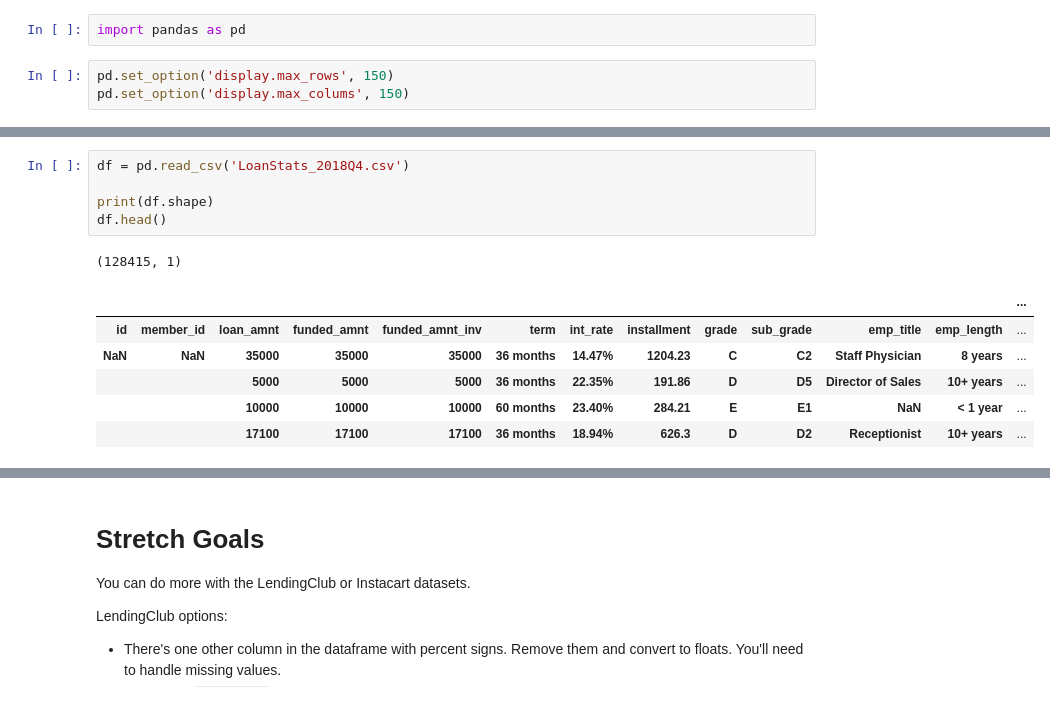
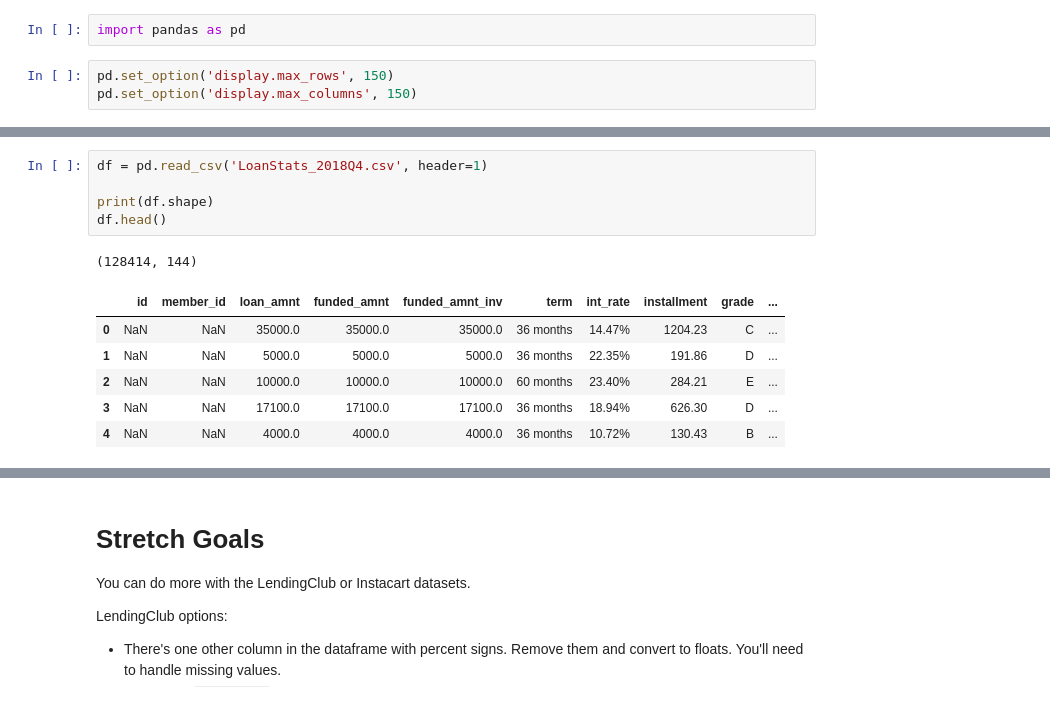
Before and after one commit to Jace-Hambrick/DS-Unit-1-Sprint-1-Data-Wrangling-and-Storytelling, a Jupyter notebook: module2-make-features/JaceH_LS_DS15_112_Make_Features_Assignment.ipynb, the cells around one changed output, grey strips where cells are left out. Drawn from its saved outputs; the diff is of its cells as text.

```diff
--- a/module2-make-features/JaceH_LS_DS15_112_Make_Features_Assignment.ipynb
+++ b/module2-make-features/JaceH_LS_DS15_112_Make_Features_Assignment.ipynb
@@ -35,4 +32,4 @@ Archive:  LoanStats_2018Q4.csv.zip
 import pandas as pd
 # %%
 pd.set_option('display.max_rows', 150)
-pd.set_option('display.max_colums', 150)
+pd.set_option('display.max_columns', 150)
@@ -39,13 +66,13 @@ pd.set_option('display.max_colums', 150)
 # %%
-df = pd.read_csv('LoanStats_2018Q4.csv')
+df = pd.read_csv('LoanStats_2018Q4.csv', header=1)
 
 print(df.shape)
 df.head()
 # %% [output]
-(128415, 1)
+(128414, 144)
-|  |  |  |  |  |  |  |  |  |  |  |  | ... |
-| id | member_id | loan_amnt | funded_amnt | funded_amnt_inv | term | int_rate | installment | grade | sub_grade | emp_title | emp_length | ... |
-| NaN | NaN | 35000 | 35000 | 35000 | 36 months | 14.47% | 1204.23 | C | C2 | Staff Physician | 8 years | ... |
-|  |  | 5000 | 5000 | 5000 | 36 months | 22.35% | 191.86 | D | D5 | Director of Sales | 10+ years | ... |
-|  |  | 10000 | 10000 | 10000 | 60 months | 23.40% | 284.21 | E | E1 | NaN | < 1 year | ... |
-|  |  | 17100 | 17100 | 17100 | 36 months | 18.94% | 626.3 | D | D2 | Receptionist | 10+ years | ... |
+|  | id | member_id | loan_amnt | funded_amnt | funded_amnt_inv | term | int_rate | installment | grade | ... |
+| 0 | NaN | NaN | 35000.0 | 35000.0 | 35000.0 | 36 months | 14.47% | 1204.23 | C | ... |
+| 1 | NaN | NaN | 5000.0 | 5000.0 | 5000.0 | 36 months | 22.35% | 191.86 | D | ... |
+| 2 | NaN | NaN | 10000.0 | 10000.0 | 10000.0 | 60 months | 23.40% | 284.21 | E | ... |
+| 3 | NaN | NaN | 17100.0 | 17100.0 | 17100.0 | 36 months | 18.94% | 626.30 | D | ... |
+| 4 | NaN | NaN | 4000.0 | 4000.0 | 4000.0 | 36 months | 10.72% | 130.43 | B | ... |
```
Also changed, not shown: parts of 83 cells of this notebook.
